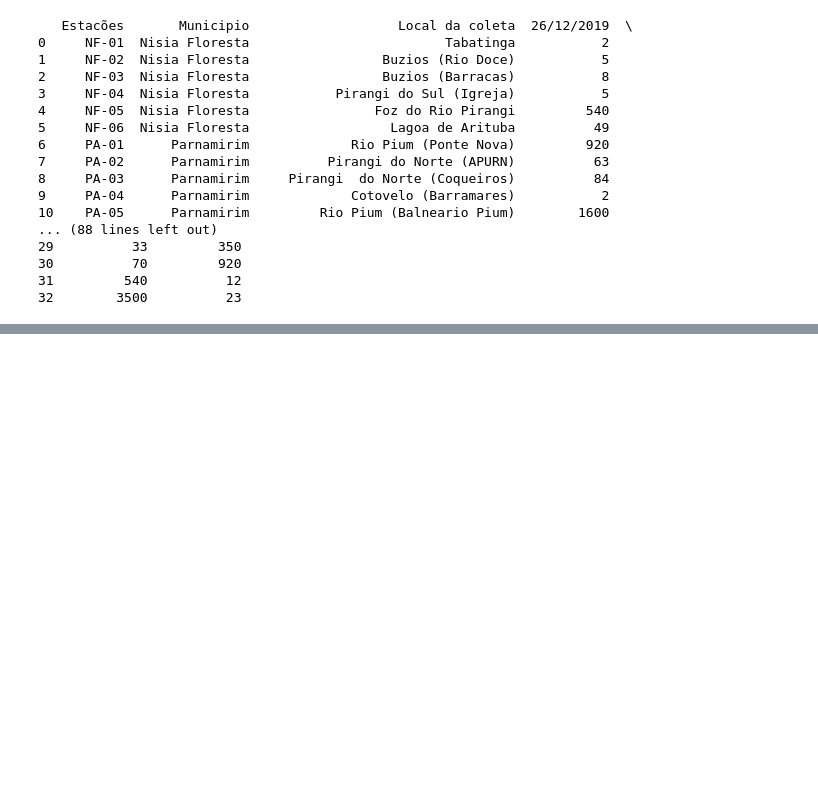
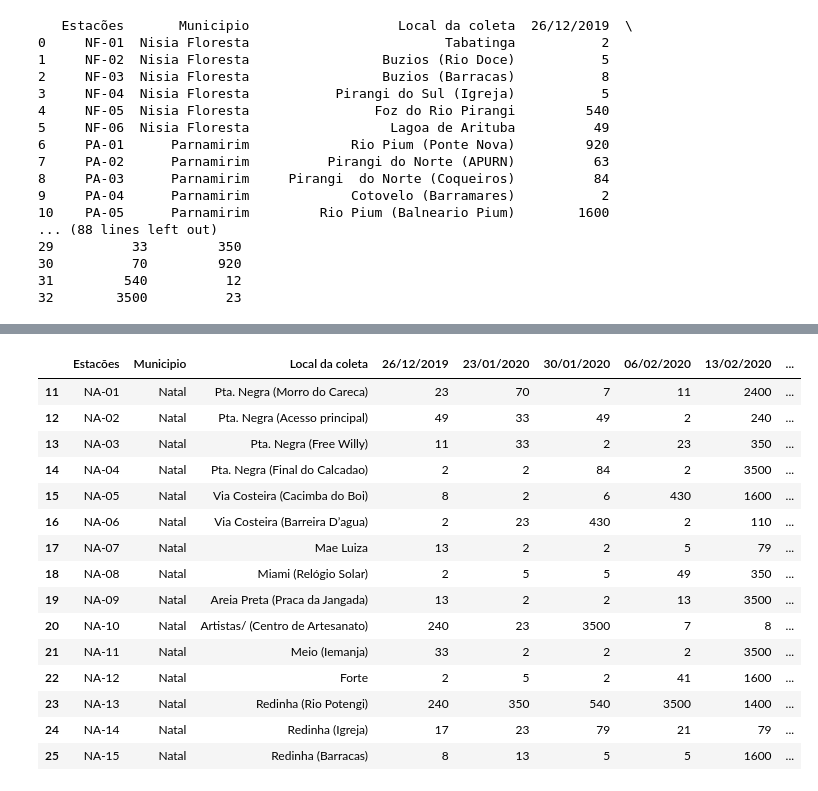
Before and after one commit to msouto/20232_Estatistica_para_Engenharia, a Jupyter notebook: Ex_2_Analise_de_dados_com_Python.ipynb, the cells around one changed output, grey strips where cells are left out. Drawn from its saved outputs; the diff is of its cells as text; code cells hidden in the pictures; blank space fills up the shorter version.

```diff
--- a/Ex_2_Analise_de_dados_com_Python.ipynb
+++ b/Ex_2_Analise_de_dados_com_Python.ipynb
@@ -52,0 +73,20 @@ dataset_agua.describe()
+# %%
+#filtragem por municipio
+dataset_agua[dataset_agua['Municipio'] == 'Natal']
+# %% [output]
+|  | Estacões | Municipio | Local da coleta | 26/12/2019 | 23/01/2020 | 30/01/2020 | 06/02/2020 | 13/02/2020 | ... |
+| 11 | NA-01 | Natal | Pta. Negra (Morro do Careca) | 23 | 70 | 7 | 11 | 2400 | ... |
+| 12 | NA-02 | Natal | Pta. Negra (Acesso principal) | 49 | 33 | 49 | 2 | 240 | ... |
+| 13 | NA-03 | Natal | Pta. Negra (Free Willy) | 11 | 33 | 2 | 23 | 350 | ... |
+| 14 | NA-04 | Natal | Pta. Negra (Final do Calcadao) | 2 | 2 | 84 | 2 | 3500 | ... |
+| 15 | NA-05 | Natal | Via Costeira (Cacimba do Boi) | 8 | 2 | 6 | 430 | 1600 | ... |
+| 16 | NA-06 | Natal | Via Costeira (Barreira D’agua) | 2 | 23 | 430 | 2 | 110 | ... |
+| 17 | NA-07 | Natal | Mae Luiza | 13 | 2 | 2 | 5 | 79 | ... |
+| 18 | NA-08 | Natal | Miami (Relógio Solar) | 2 | 5 | 5 | 49 | 350 | ... |
+| 19 | NA-09 | Natal | Areia Preta (Praca da Jangada) | 13 | 2 | 2 | 13 | 3500 | ... |
+| 20 | NA-10 | Natal | Artistas/ (Centro de Artesanato) | 240 | 23 | 3500 | 7 | 8 | ... |
+| 21 | NA-11 | Natal | Meio (Iemanja) | 33 | 2 | 2 | 2 | 3500 | ... |
+| 22 | NA-12 | Natal | Forte | 2 | 5 | 2 | 41 | 1600 | ... |
+| 23 | NA-13 | Natal | Redinha (Rio Potengi) | 240 | 350 | 540 | 3500 | 1400 | ... |
+| 24 | NA-14 | Natal | Redinha (Igreja) | 17 | 23 | 79 | 21 | 79 | ... |
+| 25 | NA-15 | Natal | Redinha (Barracas) | 8 | 13 | 5 | 5 | 1600 | ... |
```
Also changed, not shown: parts of 4 cells of this notebook.
